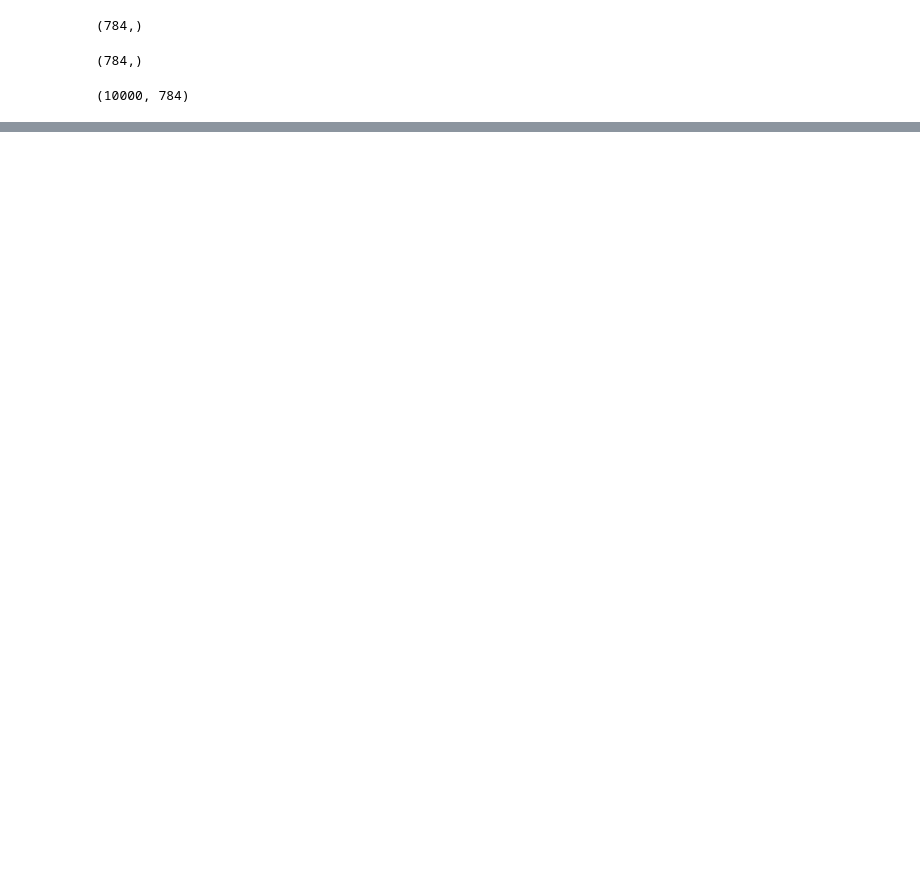
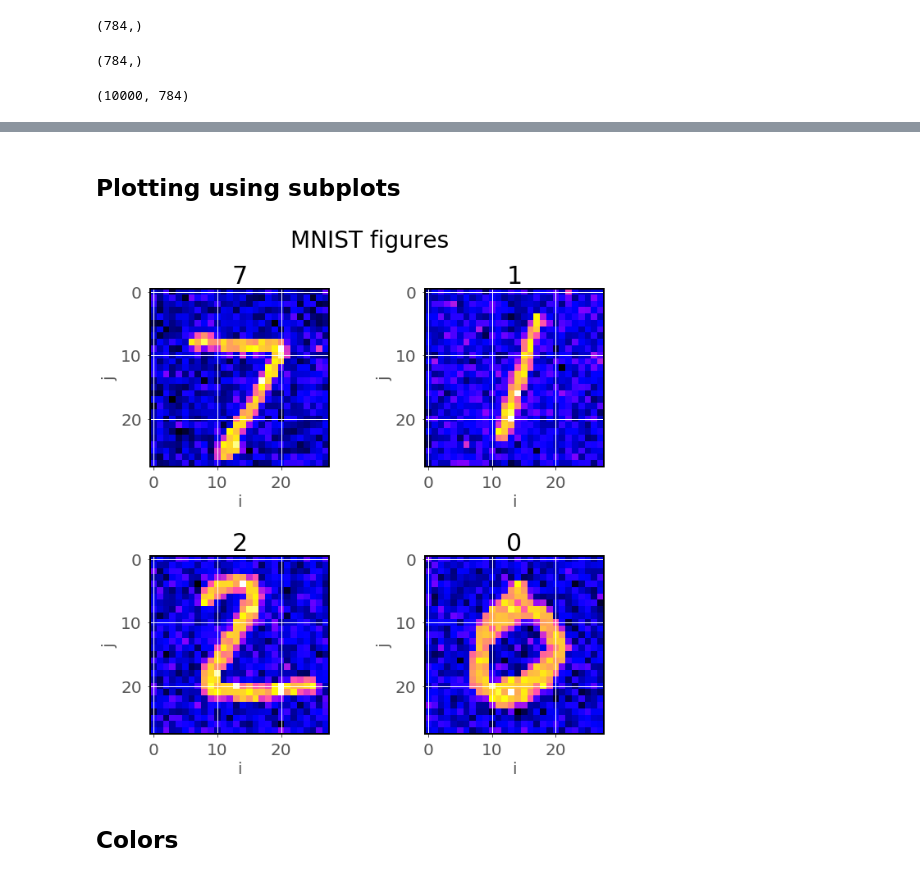
Before and after one commit to r3cubed/koea, a Jupyter notebook: python_week05.ipynb, the cells around one changed output, grey strips where cells are left out. Drawn from its saved outputs; the diff is of its cells as text; code cells hidden in the pictures; blank space fills up the shorter version.

```diff
--- a/python_week05.ipynb
+++ b/python_week05.ipynb
@@ -194,0 +227,26 @@ plt.imshow(xtest2d[0,:].reshape(-1,28))
+# %% [markdown]
+## Plotting using subplots
+# %%
+
+# Let's test
+
+xtest = np.load('xtest.pickle', allow_pickle=True)
+ytest = np.load('ytest.pickle', allow_pickle=True)
+
+fig, axs = plt.subplots(2,2, figsize=(10,10))
+
+fig.suptitle('MNIST figures', fontsize=28)
+fig.subplots_adjust(hspace=0.5, wspace=0.5)
+for i in range(2):
+    for j in range(2):
+        axs[i,j].imshow(xtest[i+2*j,:,:]+30*np.random.randn(28,28), cmap='gnuplot2')
+        axs[i,j].set_xlabel('i', fontsize=20)
+        axs[i,j].set_ylabel('j', fontsize=20)
+        axs[i,j].set_title(str(ytest[i+2*j]), fontsize=30)
+        axs[i,j].tick_params(labelsize=20)
+
+#plt.subplots_adjust(wspace=1, hspace=1)
+# %% [output]
+[figure, added]
+# %% [markdown]
+## Colors
```
Also changed, not shown: parts of 27 cells of this notebook, 2 other files.
